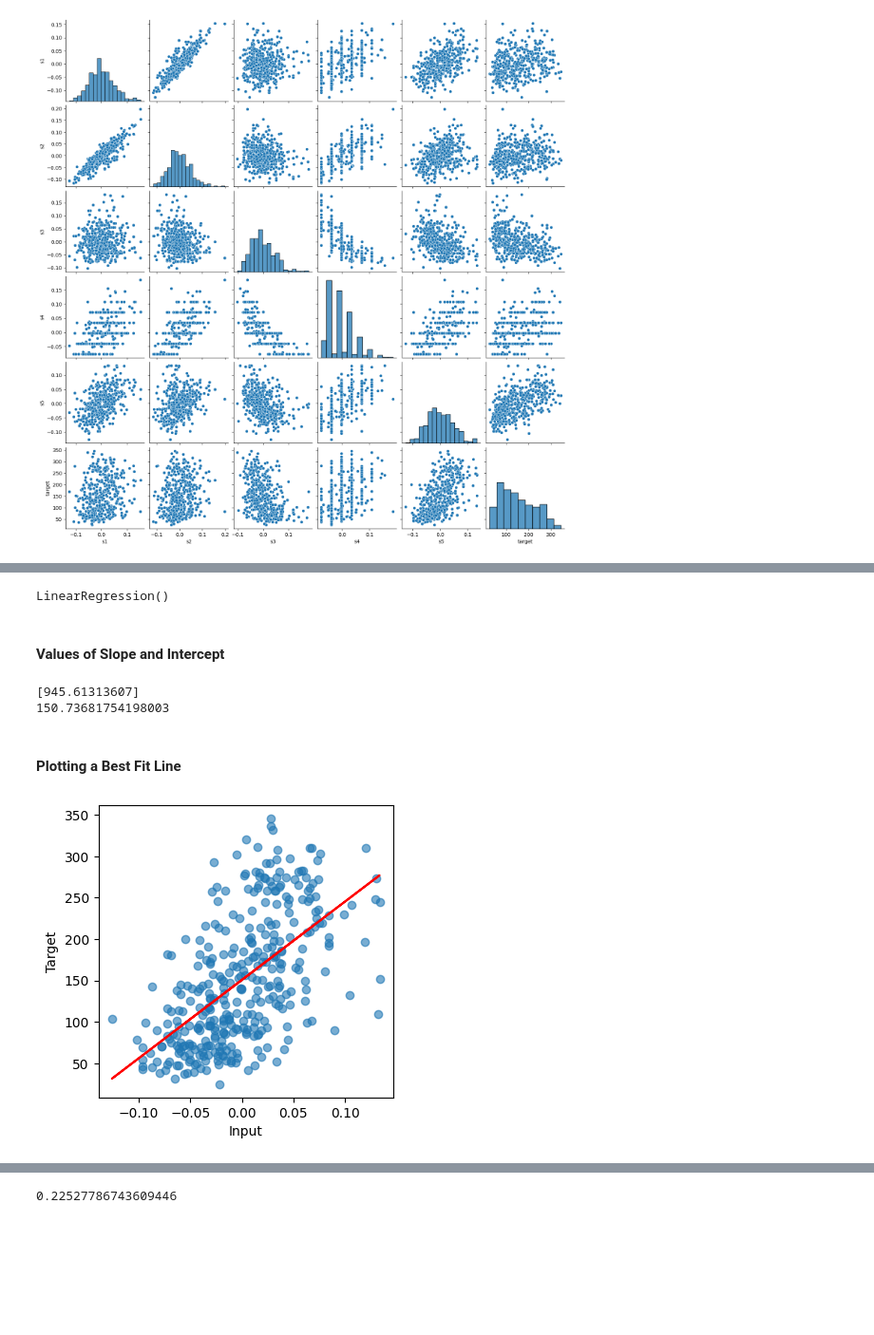
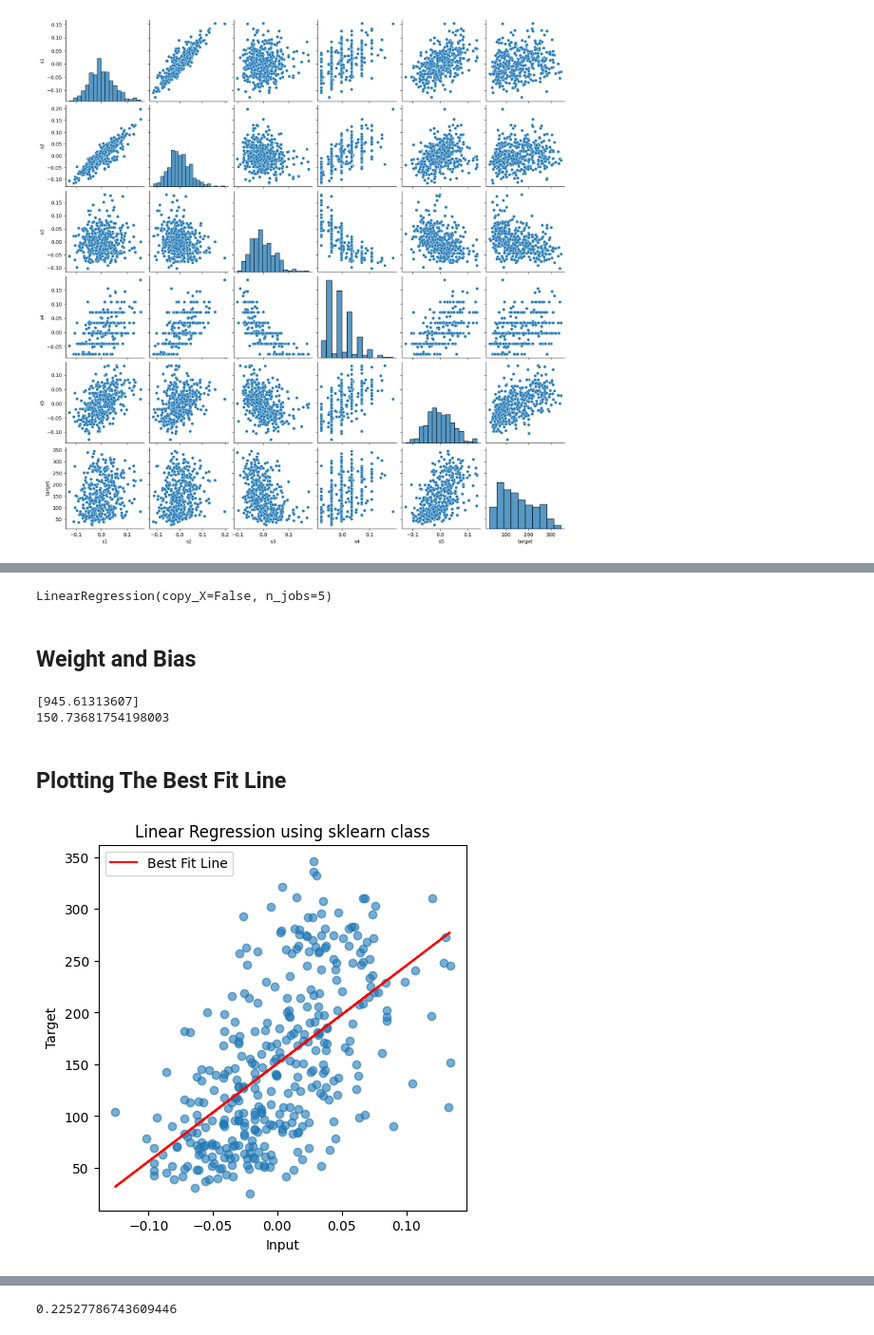
Before and after one commit to Shriram-Vibhute/Machine_Learning, a Jupyter notebook: 1 - Simple Linear Regression/simple_linear_regression.ipynb, the cells around one changed output, grey strips where cells are left out. Shown at 95% size. Saved outputs shown, nothing was run; the diff lists cells and outputs as text; code cells hidden in the pictures; blank space fills up the shorter version.

```diff
--- a/Simple Linear Regression/simple_linear_regression.ipynb
+++ b/1 - Simple Linear Regression/simple_linear_regression.ipynb
@@ -50,4 +71,4 @@ plt.show()
 # %%
-X = np.array(df['s5']).reshape(-1, 1)
+X = np.array(df.loc[:,'s5']).reshape(-1, 1)
 y = np.array(df['target'])
 # %% [markdown]
@@ -61,9 +85,11 @@ lr = LinearRegression()
+# %%
+lr = LinearRegression(fit_intercept = True, n_jobs = 5, copy_X = False, positive = False)
 # %%
 lr.fit(X_train, y_train)
 # %% [output]
-LinearRegression()
+LinearRegression(copy_X=False, n_jobs=5)
-# %% [markdown]
-#### Values of Slope and Intercept
+# %% [markdown]
+## Weight and Bias
 # %%
 print(lr.coef_)
 print(lr.intercept_)
@@ -71,14 +97,16 @@ print(lr.intercept_)
 [945.61313607]
 150.73681754198003
 # %% [markdown]
-#### Plotting a Best Fit Line
+## Plotting The Best Fit Line
 # %%
-plt.figure(figsize = (4,4))
+plt.figure(figsize = (5,5))
 plt.scatter(X_train, y_train, alpha = 0.6)
-plt.plot(X_train, lr.coef_[0] * X_train + lr.intercept_, color = 'red')
+plt.plot(X_train, lr.coef_[0] * X_train + lr.intercept_, color = 'red', label = 'Best Fit Line')
+plt.legend(loc = 'upper left')
+plt.title("Linear Regression using sklearn class")
 plt.xlabel('Input')
 plt.ylabel('Target')
 plt.show()
 # %% [output]
-[figure, old version]
+[figure, new version]
 # %% [markdown]
```
Also changed, not shown: parts of 35 cells of this notebook, 16 other files.
